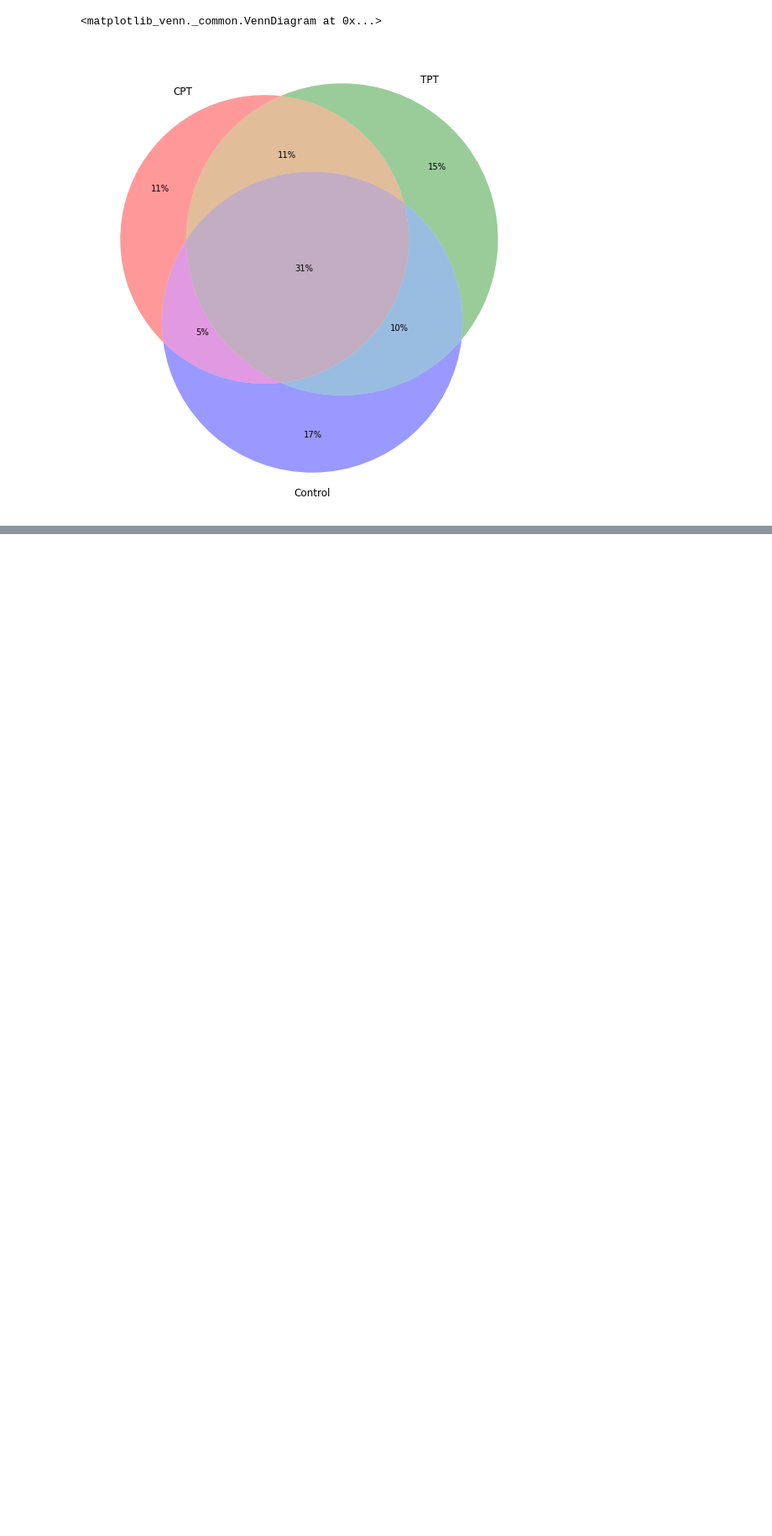
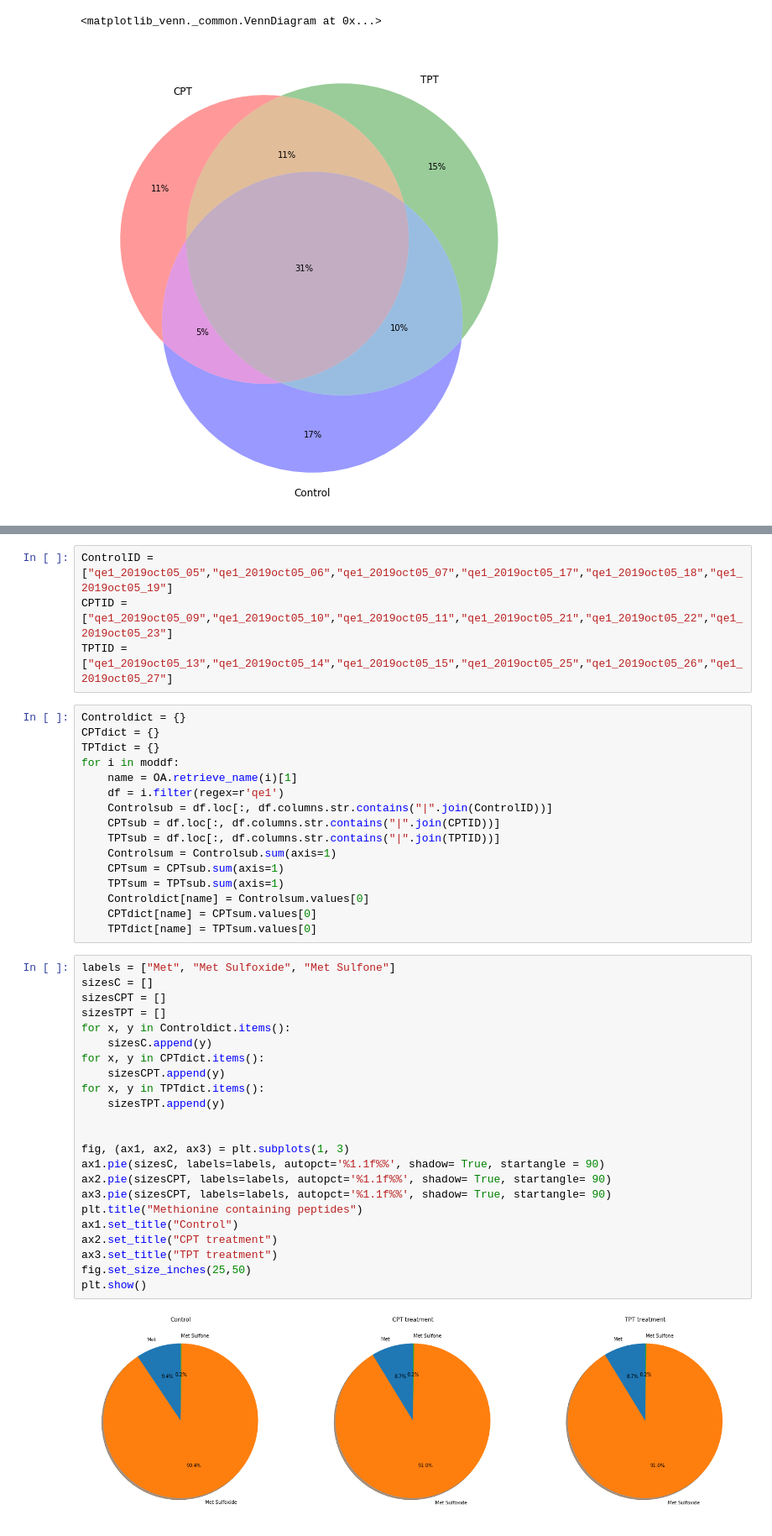
Before and after one commit to rodvrees/Master_Thesis, a Jupyter notebook: Project_analysis/PXD018549.ipynb, the cells around one changed output, grey strips where cells are left out. Shown at 84% size. Saved outputs shown, nothing was run; the diff lists cells and outputs as text; blank space fills up the shorter version.

```diff
--- a/Project_analysis/PXD018549.ipynb
+++ b/Project_analysis/PXD018549.ipynb
@@ -502,0 +526,45 @@ OA.condition_venn([CPTrep, TPTrep, Controlrep], ['CPT', 'TPT', 'Control'])
+# %%
+ControlID = ["qe1_2019oct05_05","qe1_2019oct05_06","qe1_2019oct05_07","qe1_2019oct05_17","qe1_2019oct05_18","qe1_2019oct05_19"]
+CPTID = ["qe1_2019oct05_09","qe1_2019oct05_10","qe1_2019oct05_11","qe1_2019oct05_21","qe1_2019oct05_22","qe1_2019oct05_23"]
+TPTID = ["qe1_2019oct05_13","qe1_2019oct05_14","qe1_2019oct05_15","qe1_2019oct05_25","qe1_2019oct05_26","qe1_2019oct05_27"]
+# %%
+Controldict = {}
+CPTdict = {}
+TPTdict = {}
+for i in moddf:
+    name = OA.retrieve_name(i)[1]
+    df = i.filter(regex=r'qe1')
+    Controlsub = df.loc[:, df.columns.str.contains("|".join(ControlID))]
+    CPTsub = df.loc[:, df.columns.str.contains("|".join(CPTID))]
+    TPTsub = df.loc[:, df.columns.str.contains("|".join(TPTID))]
+    Controlsum = Controlsub.sum(axis=1)
+    CPTsum = CPTsub.sum(axis=1)
+    TPTsum = TPTsub.sum(axis=1)
+    Controldict[name] = Controlsum.values[0]
+    CPTdict[name] = CPTsum.values[0]
+    TPTdict[name] = TPTsum.values[0]
+# %%
+labels = ["Met", "Met Sulfoxide", "Met Sulfone"]
+sizesC = []
+sizesCPT = []
+sizesTPT = []
+for x, y in Controldict.items():
+    sizesC.append(y)
+for x, y in CPTdict.items():
+    sizesCPT.append(y)
+for x, y in TPTdict.items():
+    sizesTPT.append(y)
+
+
+fig, (ax1, ax2, ax3) = plt.subplots(1, 3)
+ax1.pie(sizesC, labels=labels, autopct='%1.1f%%', shadow= True, startangle = 90)
+ax2.pie(sizesCPT, labels=labels, autopct='%1.1f%%', shadow= True, startangle= 90)
+ax3.pie(sizesCPT, labels=labels, autopct='%1.1f%%', shadow= True, startangle= 90)
+plt.title("Methionine containing peptides")
+ax1.set_title("Control")
+ax2.set_title("CPT treatment")
+ax3.set_title("TPT treatment")
+fig.set_size_inches(25,50)
+plt.show()
+# %% [output]
+[figure, added]
```
Also changed, not shown: parts of 7 cells of this notebook, 8 other files.
